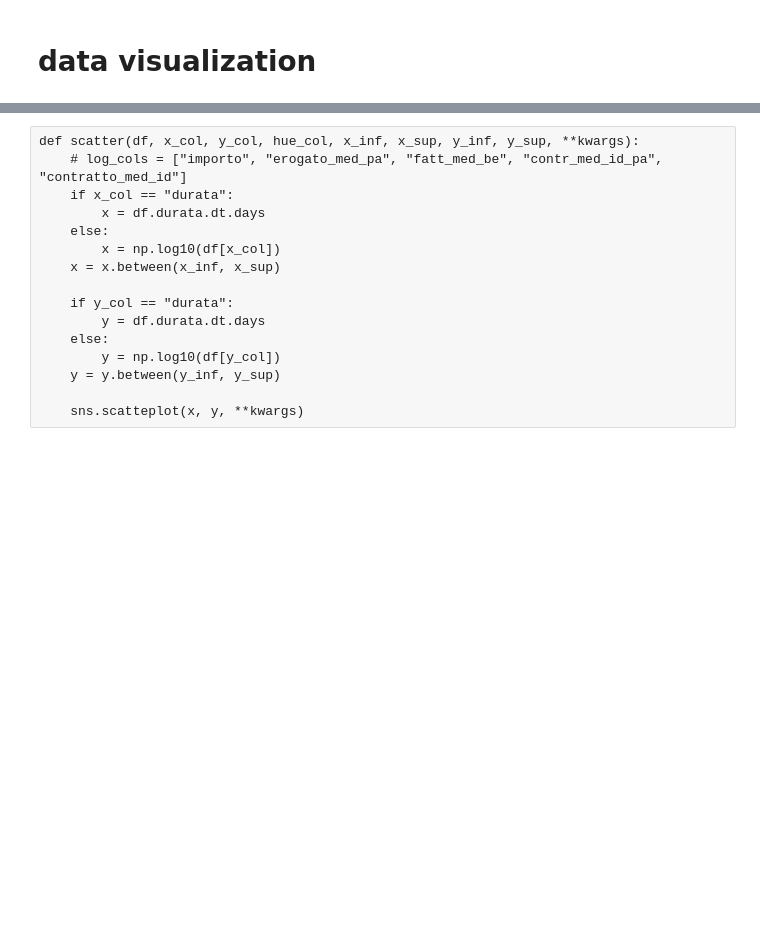
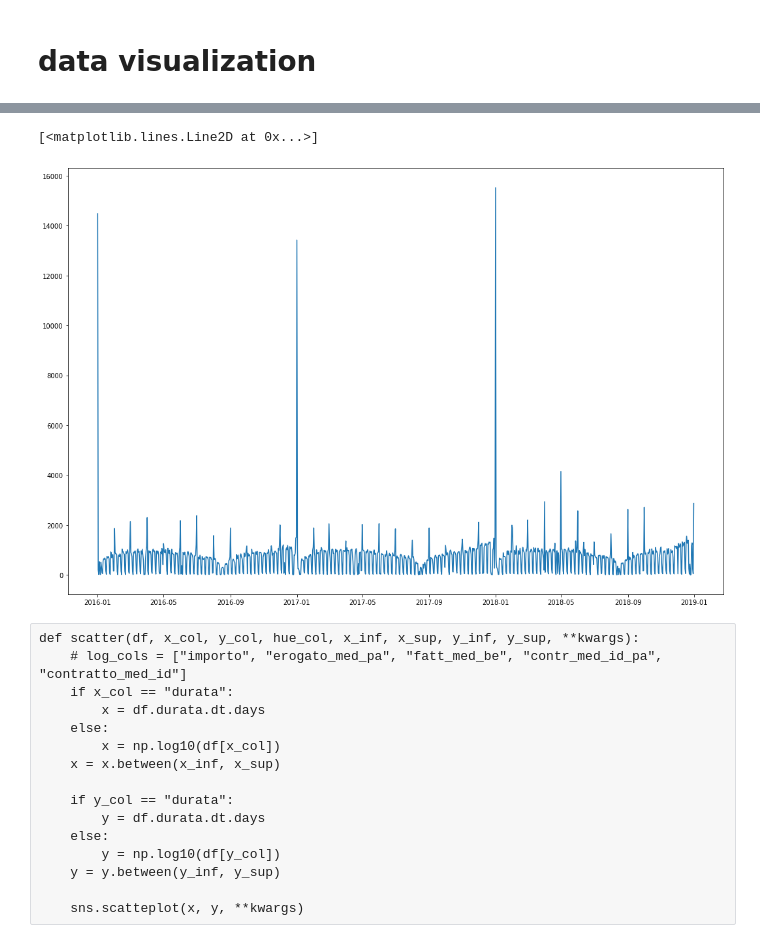
Before and after one commit to Yourne/synapthesis, a Jupyter notebook: Luglio23sett/datasetV2.ipynb, the cells around one changed output, grey strips where cells are left out. Saved outputs shown, nothing was run; the diff lists cells and outputs as text; code cells hidden in the pictures; blank space fills up the shorter version.

```diff
--- a/Luglio2sett/datasetV2.ipynb
+++ b/Luglio23sett/datasetV2.ipynb
@@ -106,3 +137,9 @@ dtype: float64
+# %%
+plt.figure(figsize=(6*3, 4*3))
+plt.plot(df.groupby("data_inizio").size())
+# %% [output]
+[<matplotlib.lines.Line2D at 0x...>]
+[figure, added]
 # %% [raw]
 def scatter(df, x_col, y_col, hue_col, x_inf, x_sup, y_inf, y_sup, **kwargs):
     # log_cols = ["importo", "erogato_med_pa", "fatt_med_be", "contr_med_id_pa", "contratto_med_id"]
```
Also changed, not shown: parts of 28 cells of this notebook, 1 other file.
